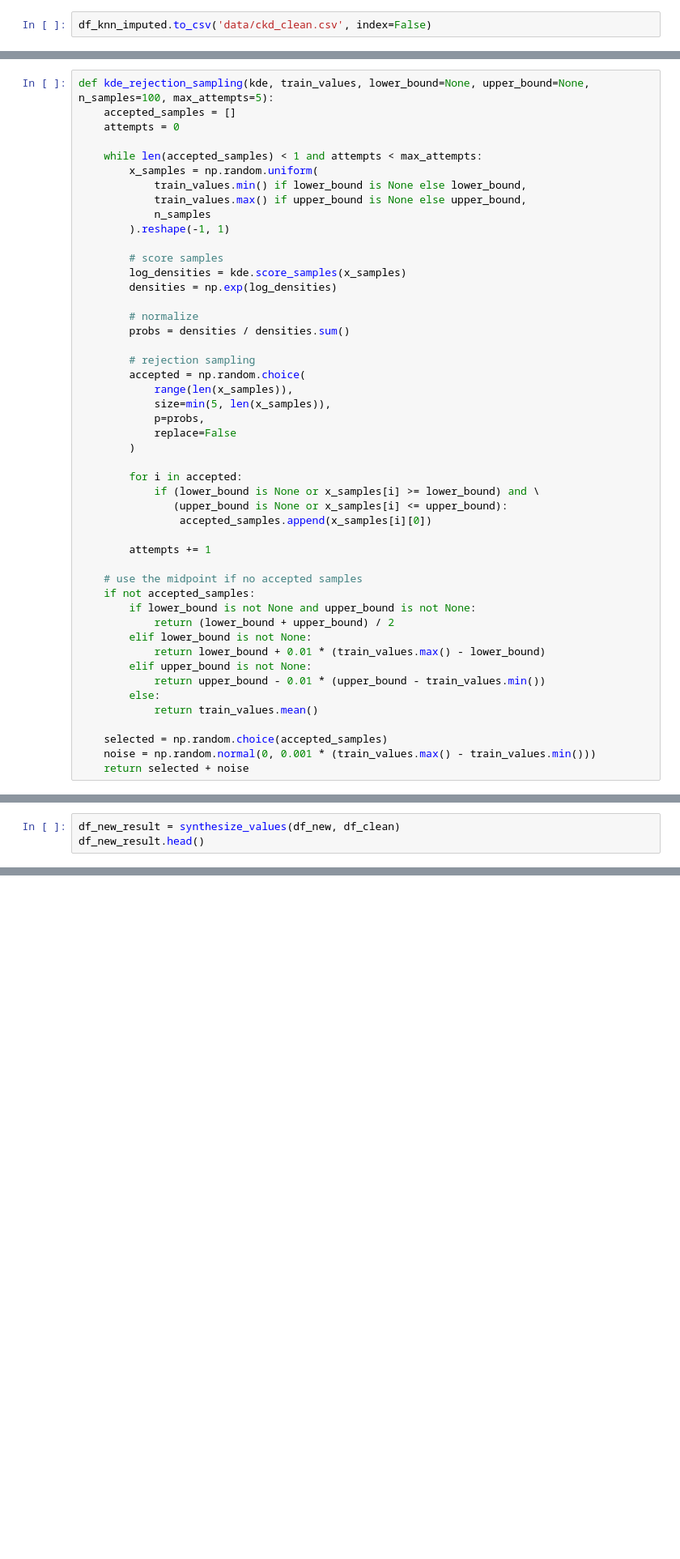
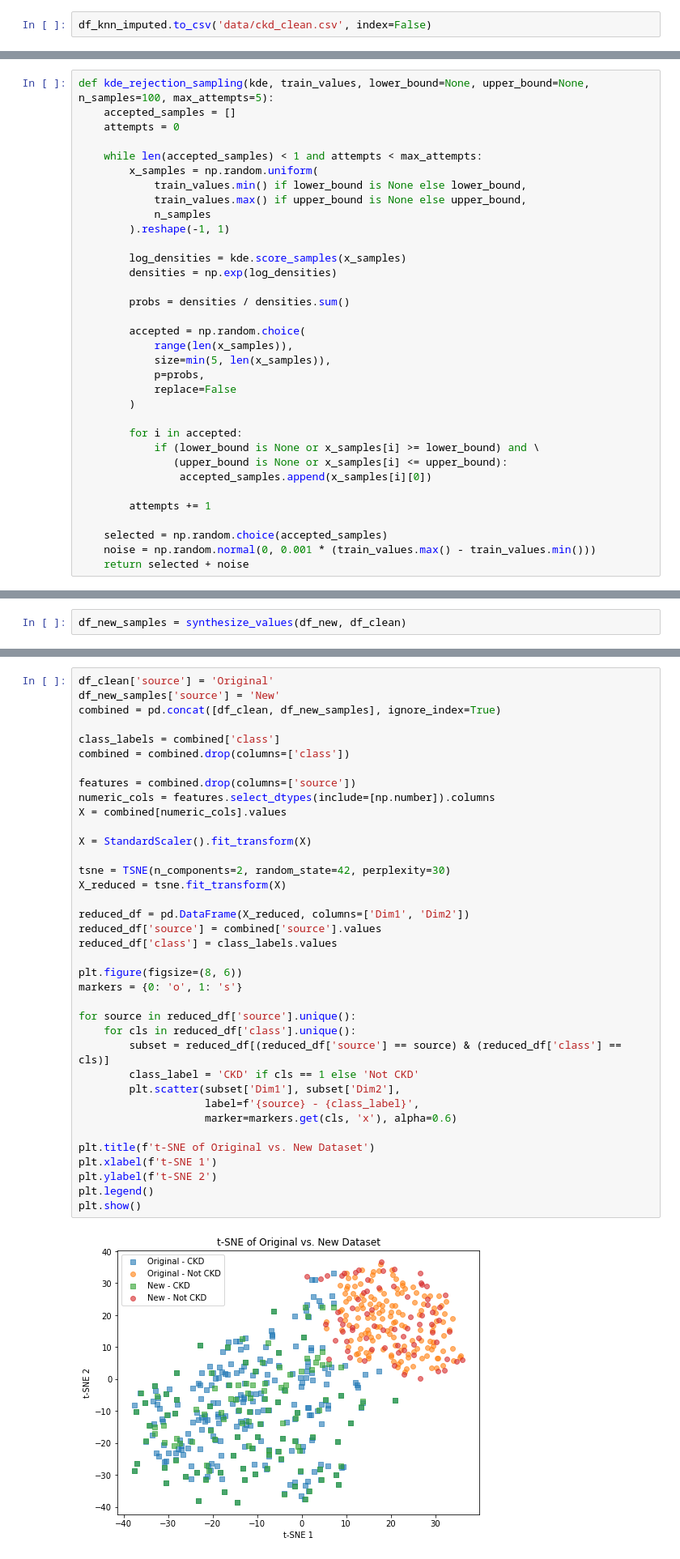
Before and after one commit to jeff-d-wang/CKD_Predictor, a Jupyter notebook: data_cleanup.ipynb, the cells around one changed output, grey strips where cells are left out. Shown: that part at 81% size. Cells and saved outputs as stored; diff of their text form; blank space fills up the shorter version.

```diff
--- a/data_cleanup.ipynb
+++ b/data_cleanup.ipynb
@@ -154,14 +134,11 @@ def kde_rejection_sampling(kde, train_values, lower_bound=None, upper_bound=None
             n_samples
         ).reshape(-1, 1)
 
-        # score samples
         log_densities = kde.score_samples(x_samples)
         densities = np.exp(log_densities)
 
-        # normalize
         probs = densities / densities.sum()
 
-        # rejection sampling
         accepted = np.random.choice(
             range(len(x_samples)),
             size=min(5, len(x_samples)),
@@ -176,17 +153,6 @@ def kde_rejection_sampling(kde, train_values, lower_bound=None, upper_bound=None
 
         attempts += 1
 
-    # use the midpoint if no accepted samples
-    if not accepted_samples:
-        if lower_bound is not None and upper_bound is not None:
-            return (lower_bound + upper_bound) / 2
-        elif lower_bound is not None:
-            return lower_bound + 0.01 * (train_values.max() - lower_bound)
-        elif upper_bound is not None:
-            return upper_bound - 0.01 * (upper_bound - train_values.min())
-        else:
-            return train_values.mean()
-
     selected = np.random.choice(accepted_samples)
     noise = np.random.normal(0, 0.001 * (train_values.max() - train_values.min()))
     return selected + noise
@@ -252,5 +217,4 @@ def synthesize_values(df_new, df_original, categorical_columns=None):
 
     return df_result.astype(np.float64)
 # %%
-df_new_result = synthesize_values(df_new, df_clean)
-df_new_result.head()
+df_new_samples = synthesize_values(df_new, df_clean)
@@ -285,0 +272,39 @@ array([[<AxesSubplot:title={'center':'age'}>,
+# %%
+df_clean['source'] = 'Original'
+df_new_samples['source'] = 'New'
+combined = pd.concat([df_clean, df_new_samples], ignore_index=True)
+
+class_labels = combined['class']
+combined = combined.drop(columns=['class'])
+
+features = combined.drop(columns=['source'])
+numeric_cols = features.select_dtypes(include=[np.number]).columns
+X = combined[numeric_cols].values
+
+X = StandardScaler().fit_transform(X)
+
+tsne = TSNE(n_components=2, random_state=42, perplexity=30)
+X_reduced = tsne.fit_transform(X)
+
+reduced_df = pd.DataFrame(X_reduced, columns=['Dim1', 'Dim2'])
+reduced_df['source'] = combined['source'].values
+reduced_df['class'] = class_labels.values
+
+plt.figure(figsize=(8, 6))
+markers = {0: 'o', 1: 's'}
+
+for source in reduced_df['source'].unique():
+    for cls in reduced_df['class'].unique():
+        subset = reduced_df[(reduced_df['source'] == source) & (reduced_df['class'] == cls)]
+        class_label = 'CKD' if cls == 1 else 'Not CKD'
+        plt.scatter(subset['Dim1'], subset['Dim2'],
+                    label=f'{source} - {class_label}',
+                    marker=markers.get(cls, 'x'), alpha=0.6)
+
+plt.title(f't-SNE of Original vs. New Dataset')
+plt.xlabel(f't-SNE 1')
+plt.ylabel(f't-SNE 2')
+plt.legend()
+plt.show()
+# %% [output]
+[figure, added]
```
Also changed, not shown: parts of 12 cells of this notebook, 2 other files.
